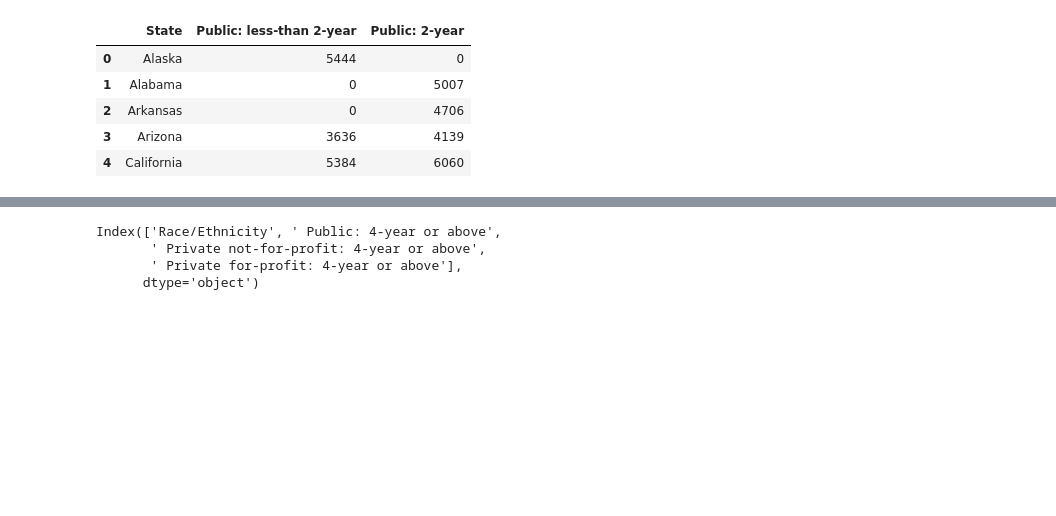
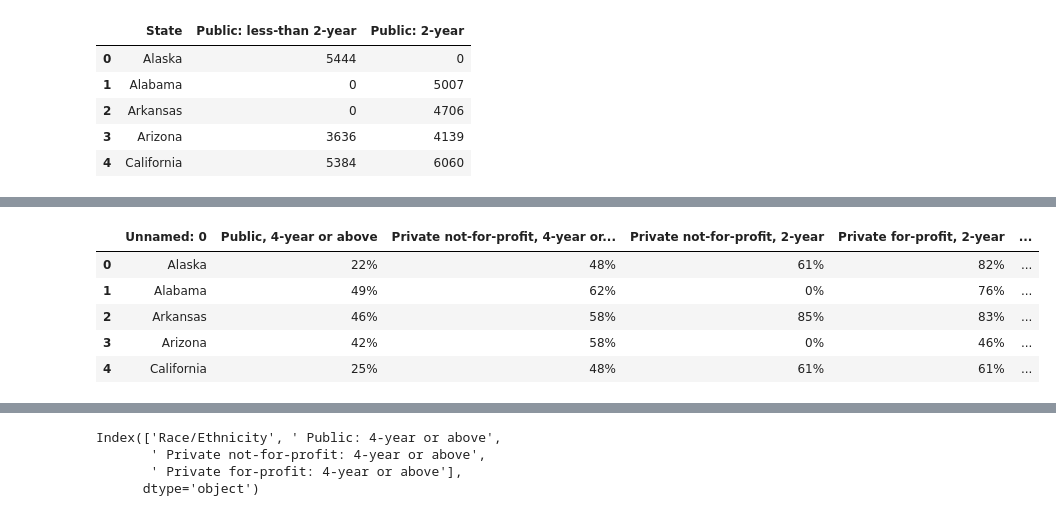
Before and after one commit to RommelPants/studentloan_analysis, a Jupyter notebook: StudentLoan_Anaylsis_WIP_v1.ipynb, the cells around one changed output, grey strips where cells are left out. Cells and saved outputs as stored; diff of their text form; code cells hidden in the pictures; blank space fills up the shorter version.

```diff
--- a/StudentLoan_Anaylsis_WIP_v1.ipynb
+++ b/StudentLoan_Anaylsis_WIP_v1.ipynb
@@ -84,4 +84,13 @@ average_loan_amount_private.head()
 # %%
 average_loan_state_private_avg = average_loan_amount_private["Private not-for-profit: 4-year or above"].mean()
 average_loan_state_public_avg = average_loan_amount_public["Public: less-than 2-year"].mean()
+# %%
+average_loan_received.head()
+# %% [output]
+|  | Unnamed: 0 | Public, 4-year or above | Private not-for-profit, 4-year or... | Private not-for-profit, 2-year | Private for-profit, 2-year | ... |
+| 0 | Alaska | 22% | 48% | 61% | 82% | ... |
+| 1 | Alabama | 49% | 62% | 0% | 76% | ... |
+| 2 | Arkansas | 46% | 58% | 85% | 83% | ... |
+| 3 | Arizona | 42% | 58% | 0% | 46% | ... |
+| 4 | California | 25% | 48% | 61% | 61% | ... |
 # %%
```
Also changed, not shown: parts of 6 cells of this notebook.
